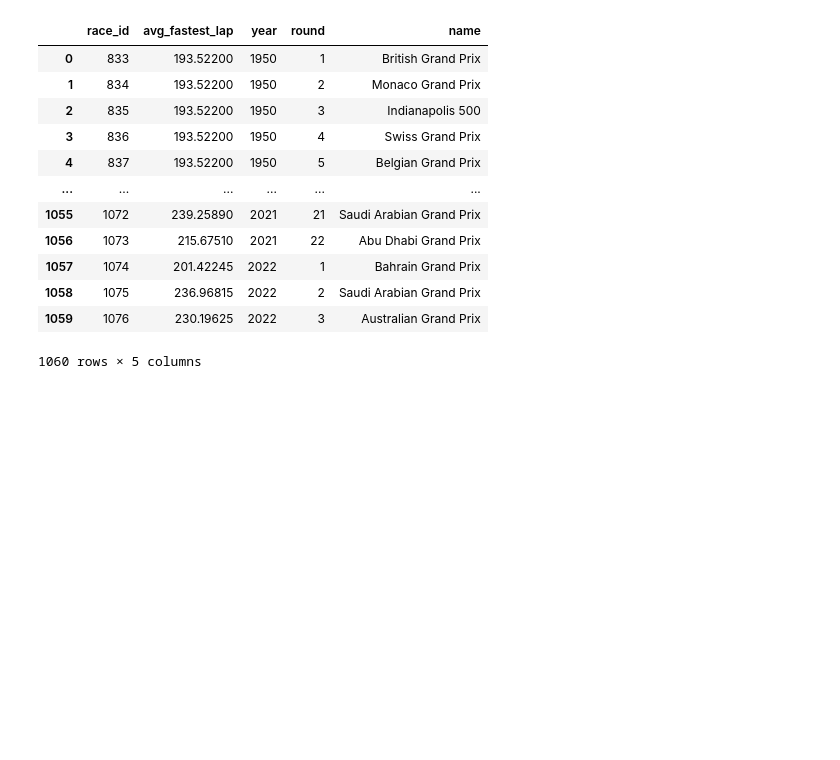
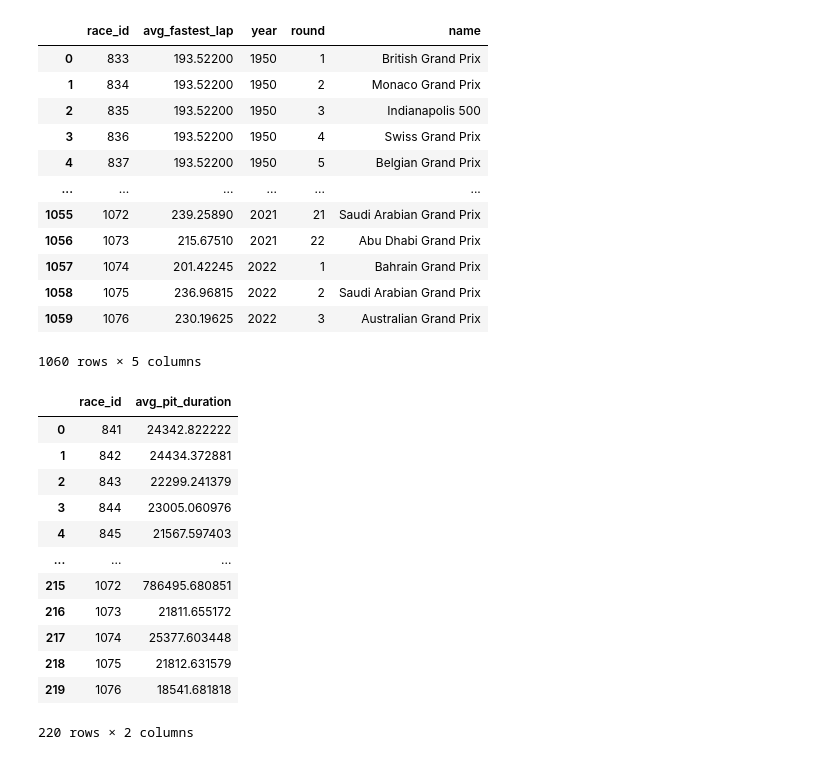
Before and after one commit to halabi93/Formula1-Dashboard, a Jupyter notebook: dftransform.ipynb, the cells around one changed output. Cells and saved outputs as stored; diff of their text form; code cells hidden in the pictures; blank space fills up the shorter version.

```diff
--- a/dftransform.ipynb
+++ b/dftransform.ipynb
@@ -393,3 +393,24 @@ avg_fastest_lap_df
 | 1058 | 1075 | 236.96815 | 2022 | 2 | Saudi Arabian Grand Prix |
 | 1059 | 1076 | 230.19625 | 2022 | 3 | Australian Grand Prix |
 1060 rows × 5 columns
+# %%
+#Run SQL query to find the average fastest lap speed
+avg_fastest_lap_df = pd.read_sql(
+    "SELECT * FROM pit_stop_duration",
+    engine
+)
+avg_fastest_lap_df
+# %% [output]
+|  | race_id | avg_pit_duration |
+| 0 | 841 | 24342.822222 |
+| 1 | 842 | 24434.372881 |
+| 2 | 843 | 22299.241379 |
+| 3 | 844 | 23005.060976 |
+| 4 | 845 | 21567.597403 |
+| ... | ... | ... |
+| 215 | 1072 | 786495.680851 |
+| 216 | 1073 | 21811.655172 |
+| 217 | 1074 | 25377.603448 |
+| 218 | 1075 | 21812.631579 |
+| 219 | 1076 | 18541.681818 |
+220 rows × 2 columns
```
Also changed, not shown: parts of 2 cells of this notebook, 2 other files.
